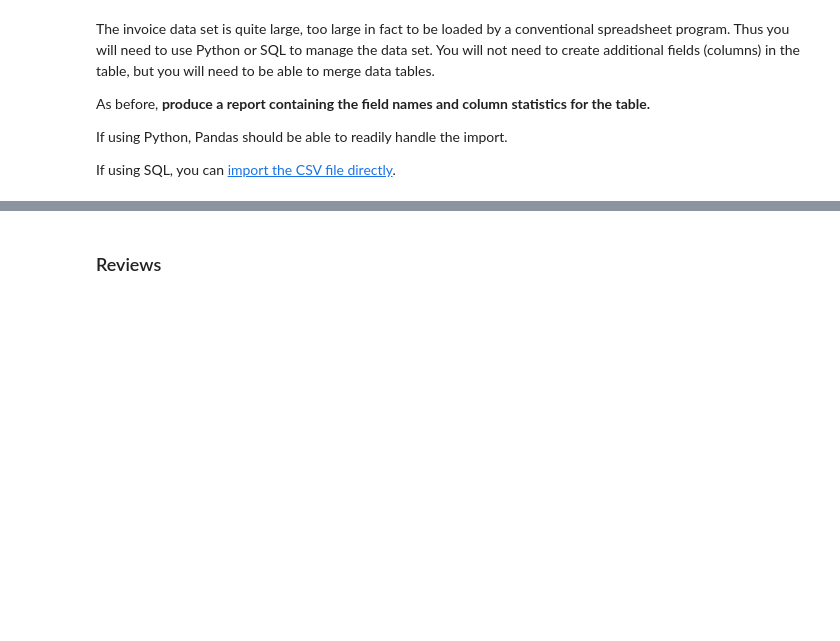
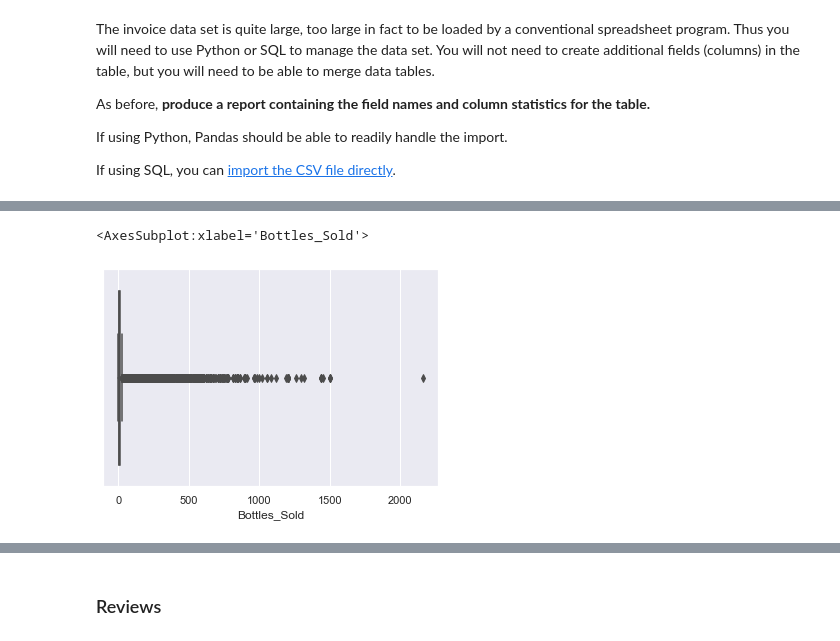
Before and after one commit to gioauricchio/Team-Four-Capstone-Project, a Jupyter notebook: Capstone Project.ipynb, the cells around one changed output, grey strips where cells are left out. Drawn from its saved outputs; the diff is of its cells as text; code cells hidden in the pictures; blank space fills up the shorter version.

```diff
--- a/Capstone Project.ipynb
+++ b/Capstone Project.ipynb
@@ -37,0 +27,8 @@ item.head()
+# %%
+import pandas as pd
+import numpy as np
+import seaborn as sns #visualisation
+import matplotlib.pyplot as plt #visualisation
+%matplotlib inline
+sns.set(color_codes=True)
+import math
@@ -45,4 +102,12 @@ As before, **produce a report containing the field names and column statistics f
 If using Python, Pandas should be able to readily handle the import.
 
 If using SQL, you can [import the CSV file directly](https://www.sqlite.org/cli.html#importing_csv_files).
+# %%
+import pandas as pd
+import numpy as np
+import seaborn as sns #visualisation
+import matplotlib.pyplot as plt #visualisation
+%matplotlib inline
+sns.set(color_codes=True)
+import math
 # %%
@@ -57,0 +184,3 @@ invoices.head()
+# %%
+invoice = pd.read_csv ('data_code/data_code/invoice.csv')
+invoice.head(5) #used to define the first 5 data sets
@@ -57,0 +245,6 @@ invoices.head()
+# %%
+sns.boxplot (x=invoice['Bottles_Sold'])
+#to create a box plot of bottles soldtoo look for any extreme values
+# %% [output]
+<AxesSubplot:xlabel='Bottles_Sold'>
+[figure, added]
```
Also changed, not shown: parts of 22 cells of this notebook.
